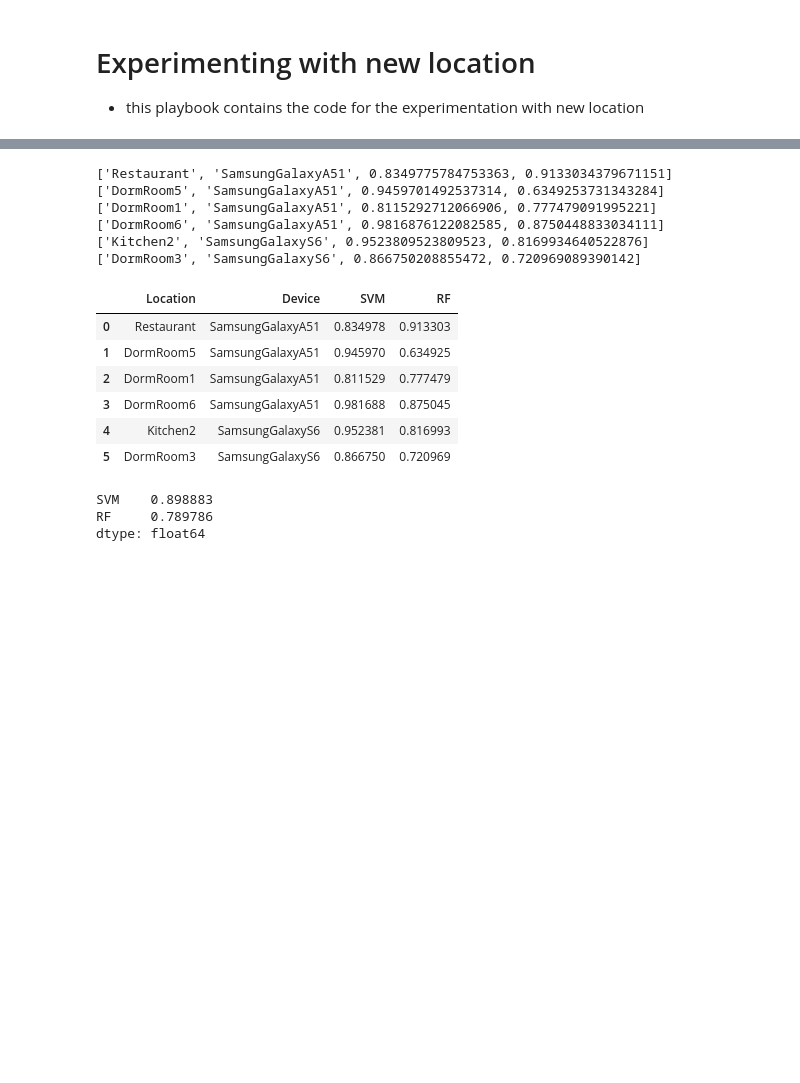
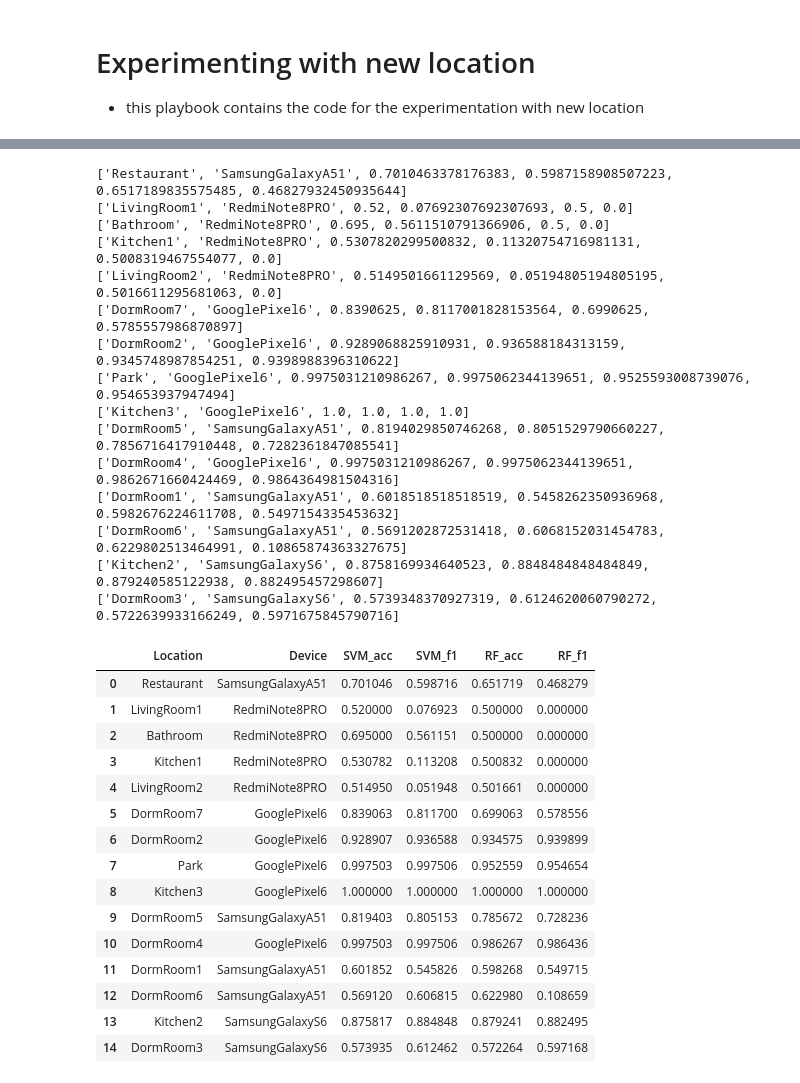
Before and after one commit to magnetometer-identification/DataAnalysis, a Jupyter notebook: notebooks/5.0-mt-new_location.ipynb, the cells around one changed output, grey strips where cells are left out. Cells and saved outputs as stored; diff of their text form; code cells hidden in the pictures; blank space fills up the shorter version.

```diff
--- a/notebooks/5.0-mt-new_location.ipynb
+++ b/notebooks/5.0-mt-new_location.ipynb
@@ -28,10 +32,12 @@ from lib import device_mapping, reverse_device_mapping
 # ------------------------------------------------
 # choice of dataset
 
-# df = df_statistical
-# df = df_spectral
-# df = df_spectral_normalized
-df = df_spectral_standardized
+# df = df_statistical # 56, 67
+# df = df_statistical_normalized  # 54 63
+# df = df_statistical_standardized    # 66, 72
+# df = df_spectral    # 74, 77
+# df = df_spectral_normalized #77 78
+df = df_spectral_standardized   #89, 80
 
 # ------------------------------------------------
 # choice of phone
@@ -42,9 +48,9 @@ df = df_spectral_standardized
 # SamsungGalaxyS6:     e08d976ac75c011e
 
 
-# df = df[df['device_id'].isin(reverse_device_mapping(['RedmiNote8PRO']))]
+# df = df[df['device_id'].isin(reverse_device_mapping(['SamsungGalaxyS6']))]
 # df = df[df['device_id'].isin(reverse_device_mapping(['GooglePixel6', 'RedmiNote8PRO']))]
-df = df[df['device_id'].isin(reverse_device_mapping(['SamsungGalaxyA51', 'SamsungGalaxyS6']))]
+# df = df[df['device_id'].isin(reverse_device_mapping(['SamsungGalaxyA51', 'SamsungGalaxyS6']))]
 
 # ------------------------------------------------
 # choice of locations to include TOOD
@@ -94,56 +102,80 @@ df[selection]
+# %%
+def map_classes(x):
+    if x == 5:
+        return 1
+    return 0
+def map_back_classes(x):
+    if x == 1:
+        return 5
+    return 6
 # %%
 from sklearn import svm
 from sklearn.ensemble import RandomForestClassifier
 from lib import device_mapping
+from sklearn.metrics import f1_score
 
 results = []
 for location in list(df['location'].unique()):
 
     # test is one location, train the rest
     test = df[df['location'] == location]
     train = df[df['location'] != location]
 
     y_test = test['label'].to_numpy()
     X_test = test[selection].to_numpy()
     y_train = train['label'].to_numpy()
     X_train = train[selection].to_numpy()
 
     # SVM
     clf = svm.SVC(decision_function_shape='ovo')
     clf.fit(X_train, y_train)
     y_pred = clf.predict(X_test)
     acc_svm = sum([1 for i in range(len(y_pred)) if y_pred[i] == y_test[i]])/len(y_pred)
+    f1_svm = f1_score(list(map(map_classes, y_test)), list(map(map_classes, y_pred)))
 
     # RF
     clf = RandomForestClassifier(max_depth=3)
     clf.fit(X_train, y_train)
     y_pred = clf.predict(X_test)
     acc_rf = sum([1 for i in range(len(y_pred)) if y_pred[i] == y_test[i]])/len(y_pred)
+    f1_rf = f1_score(list(map(map_classes, y_test)), list(map(map_classes, y_pred)))
 
     device_name = device_mapping[test['device_id'].iloc[0]]
-    results_temp = [location, device_name, acc_svm, acc_rf]
+    results_temp = [location, device_name, acc_svm, f1_svm, acc_rf, f1_rf]
     results.append(results_temp)
     print(results_temp)
 
-results_all = pd.DataFrame(results, columns=['Location', 'Device', 'SVM', 'RF', ])
+results_all = pd.DataFrame(results, columns=['Location', 'Device', 'SVM_acc', 'SVM_f1', 'RF_acc', 'RF_f1'])
 results_all
 # %% [output]
-['Restaurant', 'SamsungGalaxyA51', 0.8349775784753363, 0.9133034379671151]
-['DormRoom5', 'SamsungGalaxyA51', 0.9459701492537314, 0.6349253731343284]
-['DormRoom1', 'SamsungGalaxyA51', 0.8115292712066906, 0.777479091995221]
-['DormRoom6', 'SamsungGalaxyA51', 0.9816876122082585, 0.8750448833034111]
-['Kitchen2', 'SamsungGalaxyS6', 0.9523809523809523, 0.8169934640522876]
-['DormRoom3', 'SamsungGalaxyS6', 0.866750208855472, 0.720969089390142]
+['Restaurant', 'SamsungGalaxyA51', 0.7010463378176383, 0.5987158908507223, 0.6517189835575485, 0.46827932450935644]
+['LivingRoom1', 'RedmiNote8PRO', 0.52, 0.07692307692307693, 0.5, 0.0]
+['Bathroom', 'RedmiNote8PRO', 0.695, 0.5611510791366906, 0.5, 0.0]
+['Kitchen1', 'RedmiNote8PRO', 0.5307820299500832, 0.11320754716981131, 0.5008319467554077, 0.0]
+['LivingRoom2', 'RedmiNote8PRO', 0.5149501661129569, 0.05194805194805195, 0.5016611295681063, 0.0]
+['DormRoom7', 'GooglePixel6', 0.8390625, 0.8117001828153564, 0.6990625, 0.5785557986870897]
+['DormRoom2', 'GooglePixel6', 0.9289068825910931, 0.936588184313159, 0.9345748987854251, 0.9398988396310622]
+['Park', 'GooglePixel6', 0.9975031210986267, 0.9975062344139651, 0.9525593008739076, 0.954653937947494]
+['Kitchen3', 'GooglePixel6', 1.0, 1.0, 1.0, 1.0]
+['DormRoom5', 'SamsungGalaxyA51', 0.8194029850746268, 0.8051529790660227, 0.7856716417910448, 0.7282361847085541]
+['DormRoom4', 'GooglePixel6', 0.9975031210986267, 0.9975062344139651, 0.9862671660424469, 0.9864364981504316]
+['DormRoom1', 'SamsungGalaxyA51', 0.6018518518518519, 0.5458262350936968, 0.5982676224611708, 0.5497154335453632]
+['DormRoom6', 'SamsungGalaxyA51', 0.5691202872531418, 0.6068152031454783, 0.6229802513464991, 0.10865874363327675]
+['Kitchen2', 'SamsungGalaxyS6', 0.8758169934640523, 0.8848484848484849, 0.879240585122938, 0.882495457298607]
+['DormRoom3', 'SamsungGalaxyS6', 0.5739348370927319, 0.6124620060790272, 0.5722639933166249, 0.5971675845790716]
-|  | Location | Device | SVM | RF |
-| 0 | Restaurant | SamsungGalaxyA51 | 0.834978 | 0.913303 |
-| 1 | DormRoom5 | SamsungGalaxyA51 | 0.945970 | 0.634925 |
-| 2 | DormRoom1 | SamsungGalaxyA51 | 0.811529 | 0.777479 |
-| 3 | DormRoom6 | SamsungGalaxyA51 | 0.981688 | 0.875045 |
-| 4 | Kitchen2 | SamsungGalaxyS6 | 0.952381 | 0.816993 |
-| 5 | DormRoom3 | SamsungGalaxyS6 | 0.866750 | 0.720969 |
+|  | Location | Device | SVM_acc | SVM_f1 | RF_acc | RF_f1 |
+| 0 | Restaurant | SamsungGalaxyA51 | 0.701046 | 0.598716 | 0.651719 | 0.468279 |
+| 1 | LivingRoom1 | RedmiNote8PRO | 0.520000 | 0.076923 | 0.500000 | 0.000000 |
+| 2 | Bathroom | RedmiNote8PRO | 0.695000 | 0.561151 | 0.500000 | 0.000000 |
+| 3 | Kitchen1 | RedmiNote8PRO | 0.530782 | 0.113208 | 0.500832 | 0.000000 |
+| 4 | LivingRoom2 | RedmiNote8PRO | 0.514950 | 0.051948 | 0.501661 | 0.000000 |
+| 5 | DormRoom7 | GooglePixel6 | 0.839063 | 0.811700 | 0.699063 | 0.578556 |
+| 6 | DormRoom2 | GooglePixel6 | 0.928907 | 0.936588 | 0.934575 | 0.939899 |
+| 7 | Park | GooglePixel6 | 0.997503 | 0.997506 | 0.952559 | 0.954654 |
+| 8 | Kitchen3 | GooglePixel6 | 1.000000 | 1.000000 | 1.000000 | 1.000000 |
+| 9 | DormRoom5 | SamsungGalaxyA51 | 0.819403 | 0.805153 | 0.785672 | 0.728236 |
+| 10 | DormRoom4 | GooglePixel6 | 0.997503 | 0.997506 | 0.986267 | 0.986436 |
+| 11 | DormRoom1 | SamsungGalaxyA51 | 0.601852 | 0.545826 | 0.598268 | 0.549715 |
+| 12 | DormRoom6 | SamsungGalaxyA51 | 0.569120 | 0.606815 | 0.622980 | 0.108659 |
+| 13 | Kitchen2 | SamsungGalaxyS6 | 0.875817 | 0.884848 | 0.879241 | 0.882495 |
+| 14 | DormRoom3 | SamsungGalaxyS6 | 0.573935 | 0.612462 | 0.572264 | 0.597168 |
-# %%
-results_all[['SVM', 'RF']].mean()
-# %% [output]
-SVM    0.898883
-RF     0.789786
-dtype: float64
```
Also changed, not shown: parts of 7 cells of this notebook, 4 other files.
